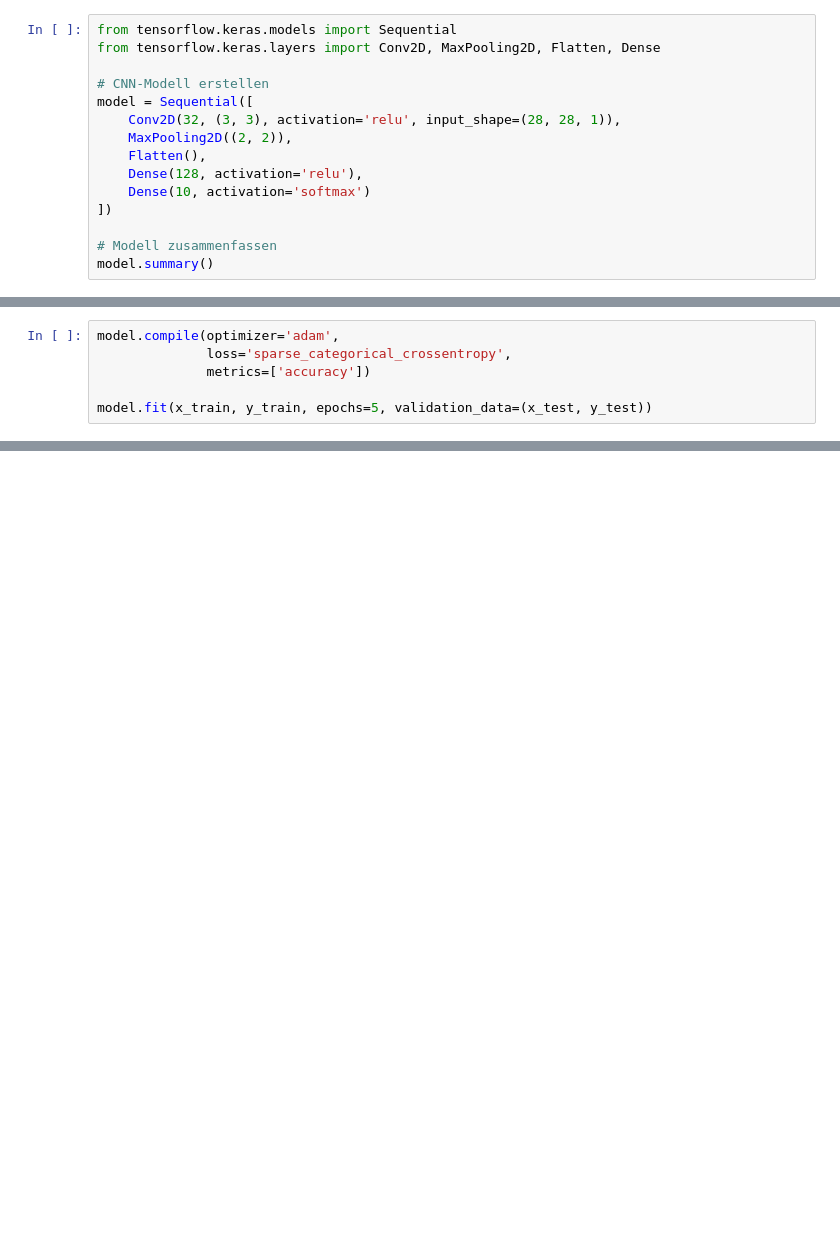
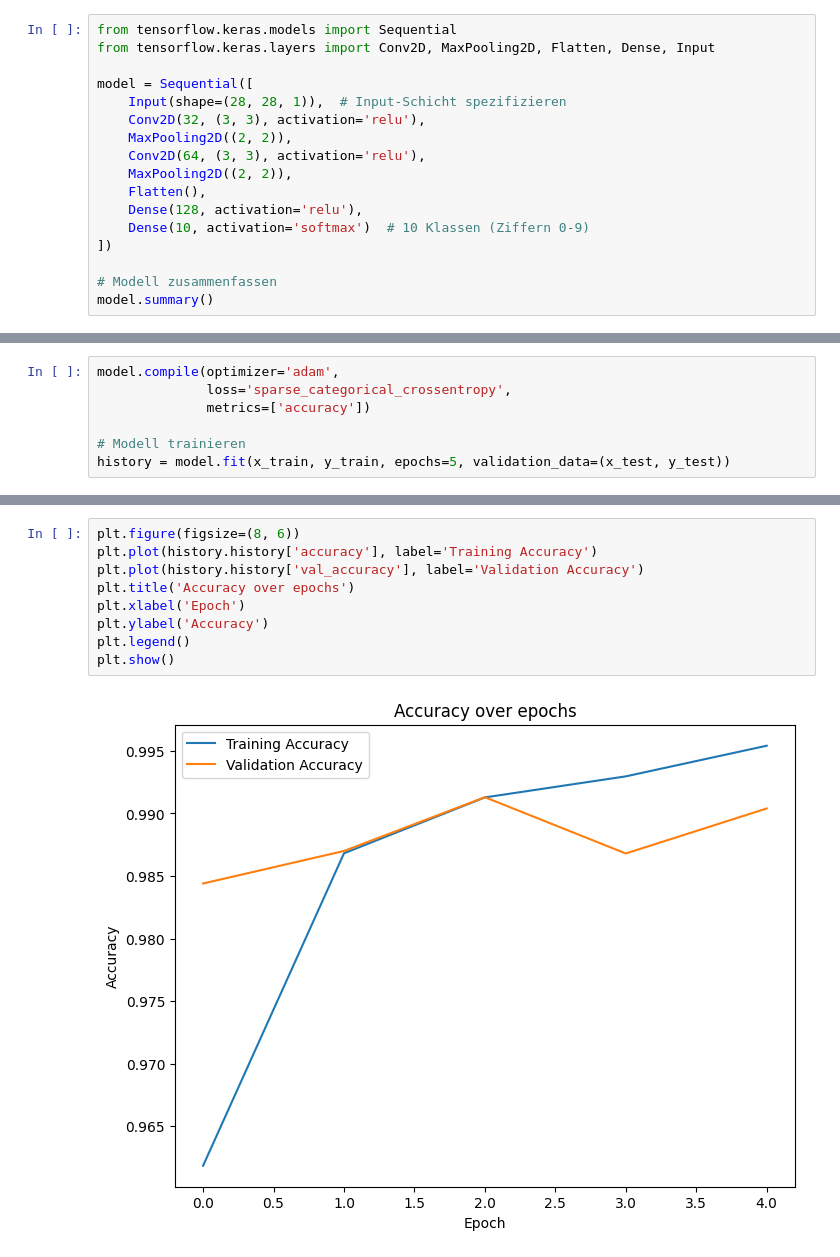
Before and after one commit to Albanovukelaj17/Digit-Recognition, a Jupyter notebook: notebooks/digit_recognition.ipynb, the cells around one changed output, grey strips where cells are left out. Cells and saved outputs as stored; diff of their text form; blank space fills up the shorter version.

```diff
--- a/notebooks/digit_recognition.ipynb
+++ b/notebooks/digit_recognition.ipynb
@@ -24,14 +34,16 @@ ModuleNotFoundError: No module named 'matplotlib'
 # %%
 from tensorflow.keras.models import Sequential
-from tensorflow.keras.layers import Conv2D, MaxPooling2D, Flatten, Dense
+from tensorflow.keras.layers import Conv2D, MaxPooling2D, Flatten, Dense, Input
 
-# CNN-Modell erstellen
 model = Sequential([
-    Conv2D(32, (3, 3), activation='relu', input_shape=(28, 28, 1)),
+    Input(shape=(28, 28, 1)),  # Input-Schicht spezifizieren
+    Conv2D(32, (3, 3), activation='relu'),
+    MaxPooling2D((2, 2)),
+    Conv2D(64, (3, 3), activation='relu'),
     MaxPooling2D((2, 2)),
     Flatten(),
     Dense(128, activation='relu'),
-    Dense(10, activation='softmax')
+    Dense(10, activation='softmax')  # 10 Klassen (Ziffern 0-9)
 ])
 
 # Modell zusammenfassen
@@ -41,4 +75,5 @@ model.compile(optimizer='adam',
               loss='sparse_categorical_crossentropy',
               metrics=['accuracy'])
 
-model.fit(x_train, y_train, epochs=5, validation_data=(x_test, y_test))
+# Modell trainieren
+history = model.fit(x_train, y_train, epochs=5, validation_data=(x_test, y_test))
@@ -45 +91,12 @@ model.fit(x_train, y_train, epochs=5, validation_data=(x_test, y_test))
+# %%
+plt.figure(figsize=(8, 6))
+plt.plot(history.history['accuracy'], label='Training Accuracy')
+plt.plot(history.history['val_accuracy'], label='Validation Accuracy')
+plt.title('Accuracy over epochs')
+plt.xlabel('Epoch')
+plt.ylabel('Accuracy')
+plt.legend()
+plt.show()
+# %% [output]
+[figure, added]
 # %%
```
Also changed, not shown: parts of 8 cells of this notebook.
